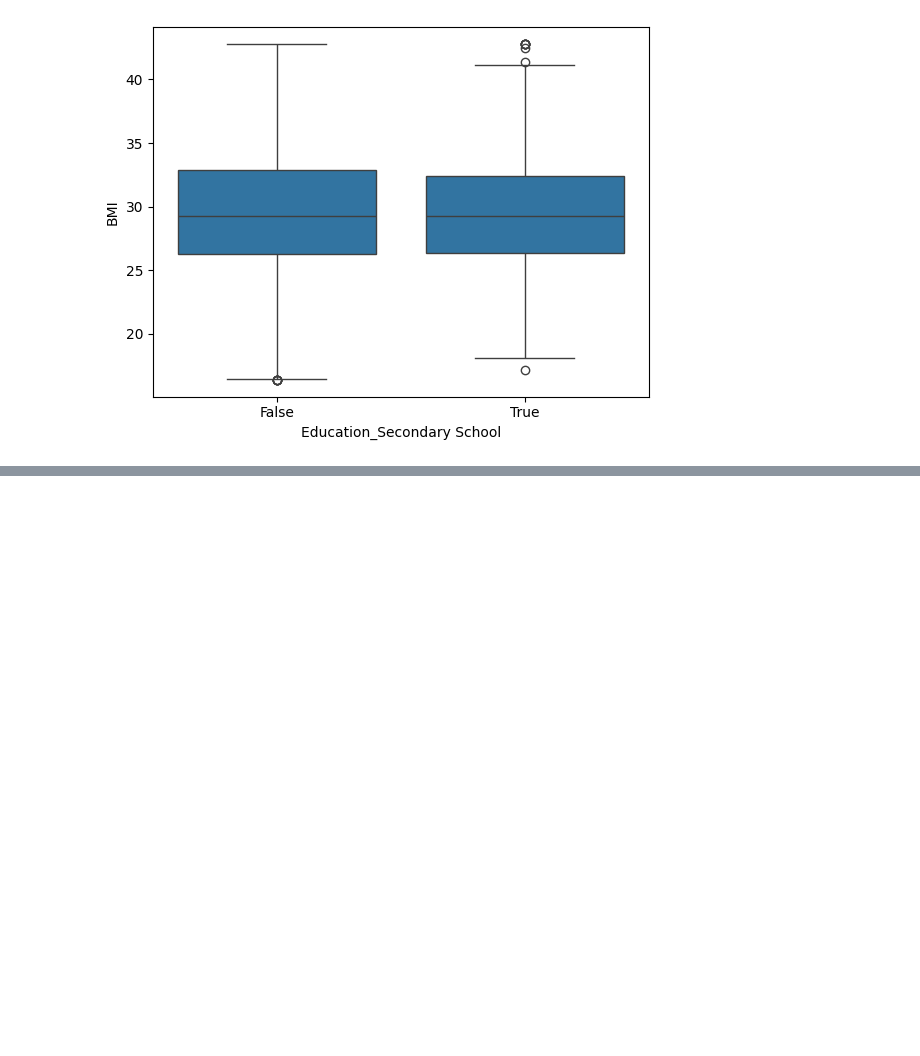
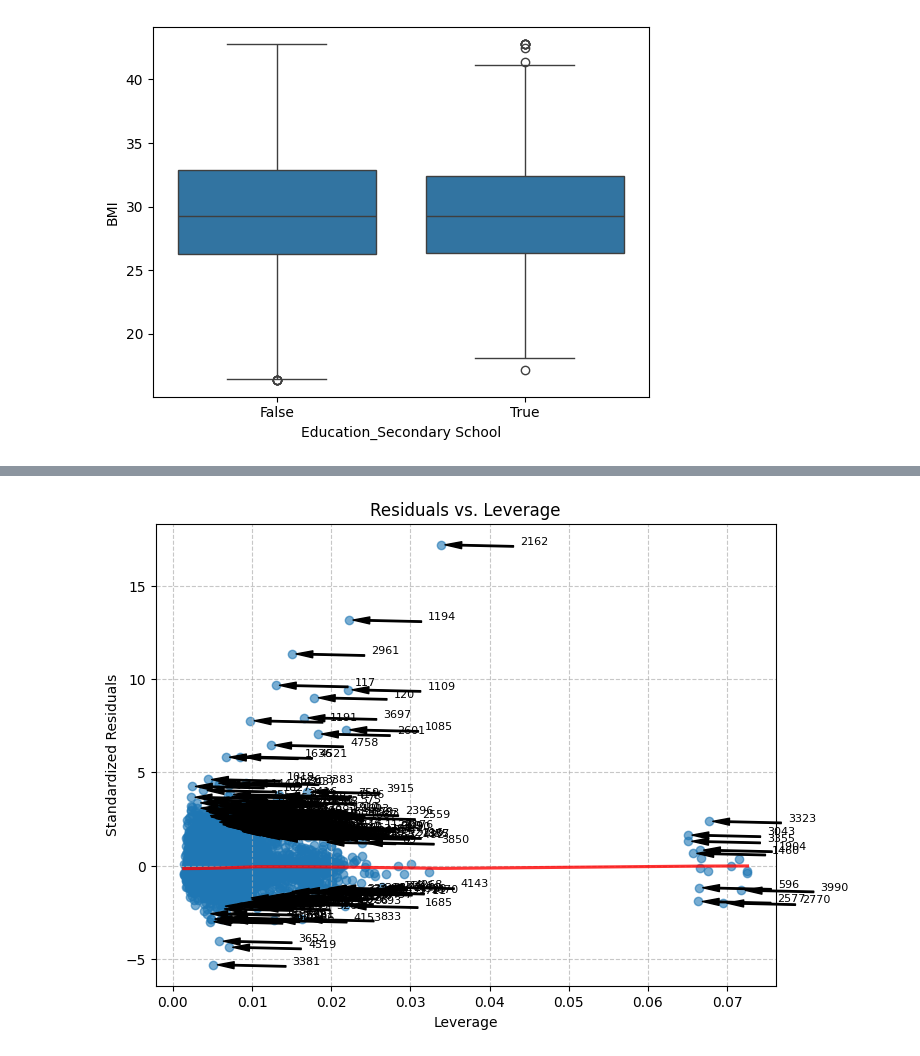
Before and after one commit to sadullahozcan/sarcopenia_eda_analysis, a Jupyter notebook: EDA_08_lin_reg_final.ipynb, the cells around one changed output, grey strips where cells are left out. Saved outputs shown, nothing was run; the diff lists cells and outputs as text; code cells hidden in the pictures; blank space fills up the shorter version.

```diff
--- a/EDA_08_lin_reg_final.ipynb
+++ b/EDA_08_lin_reg_final.ipynb
@@ -865,0 +868,3 @@ sns.boxplot(data=df_lineer, x='Education_Secondary School', y='BMI')
+# %%
+# Get the influence object for easier access to diagnostic metrics
+influence = results.get_influence()
@@ -865,0 +908,34 @@ sns.boxplot(data=df_lineer, x='Education_Secondary School', y='BMI')
+# %%
+# Residuals vs. Leverage Plot
+plt.figure(figsize=(8, 6))
+# Get Cook's Distance and Leverage
+cooks_d = influence.cooks_distance[0]
+leverage = influence.hat_matrix_diag
+standardized_residuals = results.get_influence().resid_studentized_external
+
+plt.scatter(leverage, standardized_residuals, alpha=0.6)
+sns.regplot(x=leverage, y=standardized_residuals,
+            scatter=False, lowess=True, line_kws={'color': 'red', 'alpha': 0.8})
+
+# Add Cook's distance contours
+# You might need to adjust the thresholds based on your data
+threshold_cook = 4 / len(df_lineer) # Common rule of thumb: 4/(n-p-1) or 4/n
+for i, (l, r, c) in enumerate(zip(leverage, standardized_residuals, cooks_d)):
+    if c > threshold_cook:
+        plt.annotate(str(i), xy=(l, r), xytext=(l + 0.01, r + 0.01),
+                     arrowprops=dict(facecolor='black', shrink=0.05, width=1, headwidth=5),
+                     fontsize=8)
+
+plt.xlabel("Leverage")
+plt.ylabel("Standardized Residuals")
+plt.title("Residuals vs. Leverage")
+plt.grid(True, linestyle='--', alpha=0.7)
+
+# Add Cook's distance lines (approximate)
+# These lines are typically curved. For simplicity, we can plot a few points.
+# More accurately, one would calculate the contours properly.
+# However, for a basic visualization, just marking points with high Cook's is often enough.
+
+plt.show()
+# %% [output]
+[figure, added]
```
Also changed, not shown: parts of 6 cells of this notebook.
